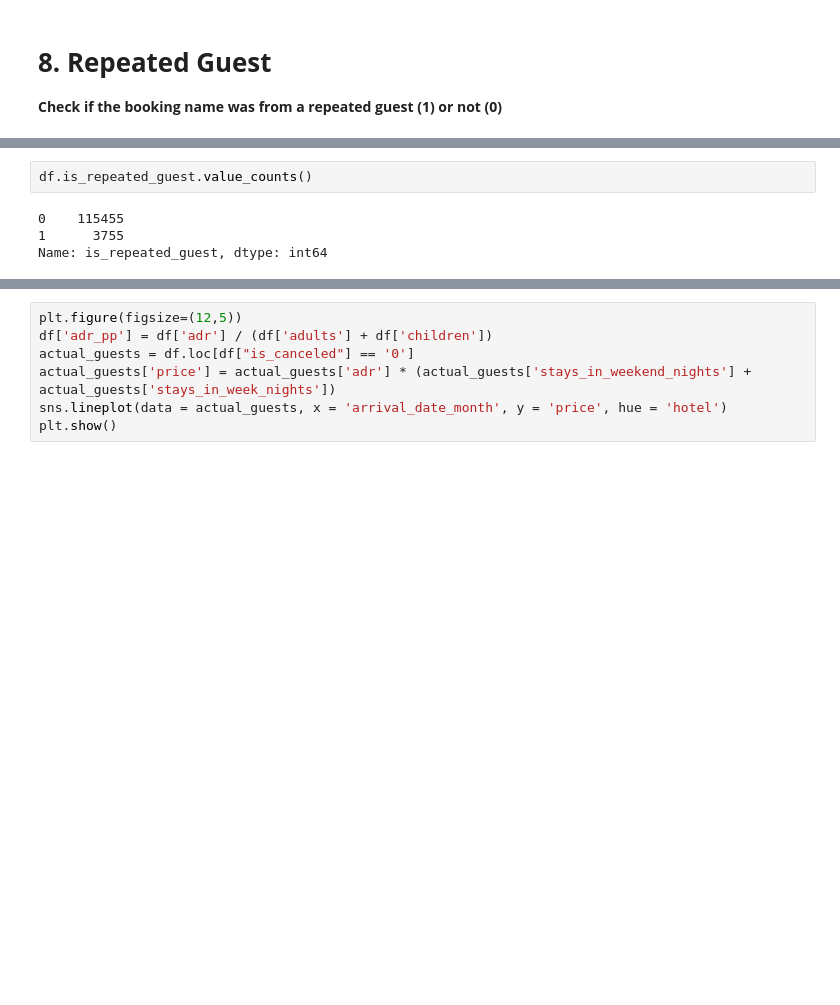
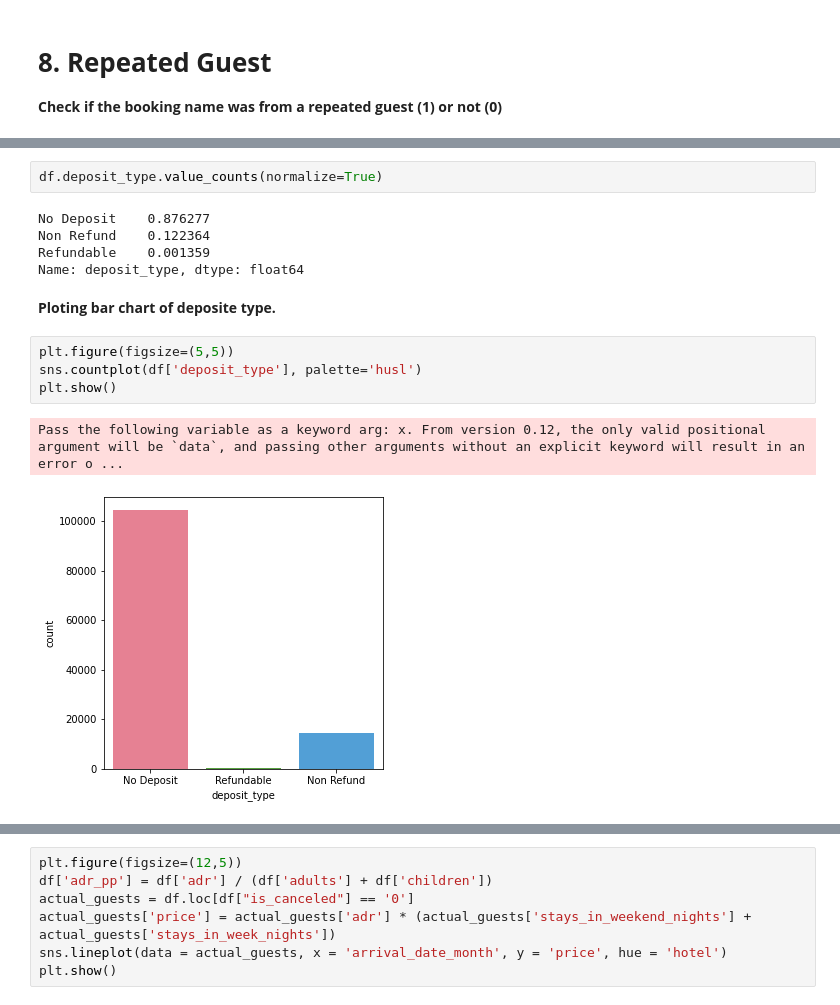
Before and after one commit to Nikitanegi0410/Hotel-Booking-Analysis, a Jupyter notebook: Project_of_Hotel_Booking_Analysis_Capstone_Project.ipynb, the cells around one changed output, grey strips where cells are left out. Cells and saved outputs as stored; diff of their text form; blank space fills up the shorter version.

```diff
--- a/Project_of_Hotel_Booking_Analysis_Capstone_Project.ipynb
+++ b/Project_of_Hotel_Booking_Analysis_Capstone_Project.ipynb
@@ -446,6 +500,16 @@ Name: hotel, dtype: float64
 # %%
-df.is_repeated_guest.value_counts()
+df.deposit_type.value_counts(normalize=True)
 # %% [output]
-0    115455
-1      3755
-Name: is_repeated_guest, dtype: int64
+No Deposit    0.876277
+Non Refund    0.122364
+Refundable    0.001359
+Name: deposit_type, dtype: float64
+# %% [markdown]
+**Ploting bar chart of deposite type.**
+# %%
+plt.figure(figsize=(5,5))
+sns.countplot(df['deposit_type'], palette='husl')
+plt.show()
+# %% [output]
+Pass the following variable as a keyword arg: x. From version 0.12, the only valid positional argument will be `data`, and passing other arguments without an explicit keyword will result in an error o ...
+[figure, added]
```
Also changed, not shown: parts of 43 cells of this notebook.
